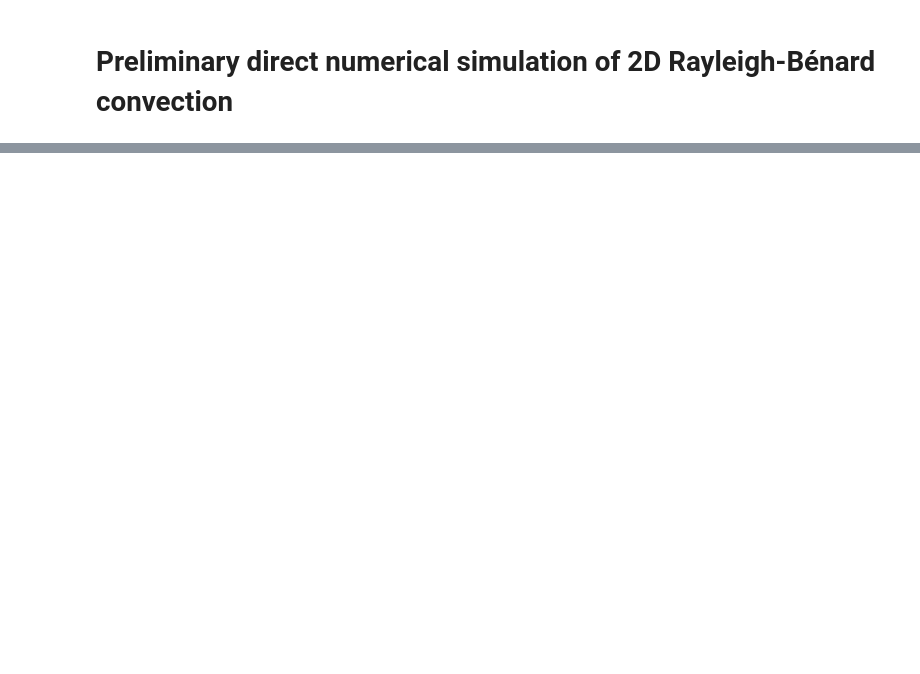
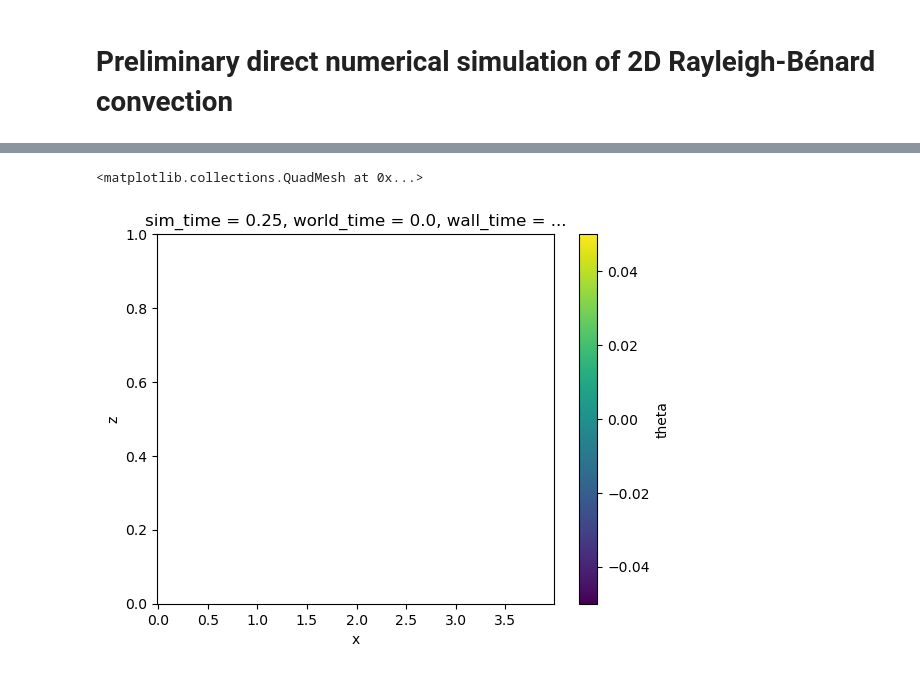
Before and after one commit to tschanzer/honours-project, a Jupyter notebook: code/preliminary_DNS.ipynb, the cells around one changed output, grey strips where cells are left out. Cells and saved outputs as stored; diff of their text form; code cells hidden in the pictures; blank space fills up the shorter version.

```diff
--- a/code/preliminary_DNS.ipynb
+++ b/code/preliminary_DNS.ipynb
@@ -87,0 +99,12 @@ $$
+# %%
+# Parameters
+Lx, Lz = 4, 1
+Nx, Nz = 256, 64
+Rayleigh = 2e6
+Prandtl = 1
+dealias = 3/2
+stop_sim_time = 10
+timestepper = d3.RK222
+timestep = 0.1
+dtype = np.float64
+data_dir = '../data/prelim_dns_fine'
@@ -87,0 +225,7 @@ $$
+# %%
+file = glob.glob(data_dir + '/*.h5')[0]
+data = d3.load_tasks_to_xarray(file, squeeze_constant=False)
+data = xr.Dataset(data)
+data['ux'] = data.u.sel({'': 0})
+data['uz'] = data.u.sel({'': 1})
+data
@@ -87,0 +250,5 @@ $$
+# %%
+data.theta.isel(t=1).T.plot()
+# %% [output]
+<matplotlib.collections.QuadMesh at 0x...>
+[figure, added]
```
Also changed, not shown: parts of 9 cells of this notebook, 2 other files.
